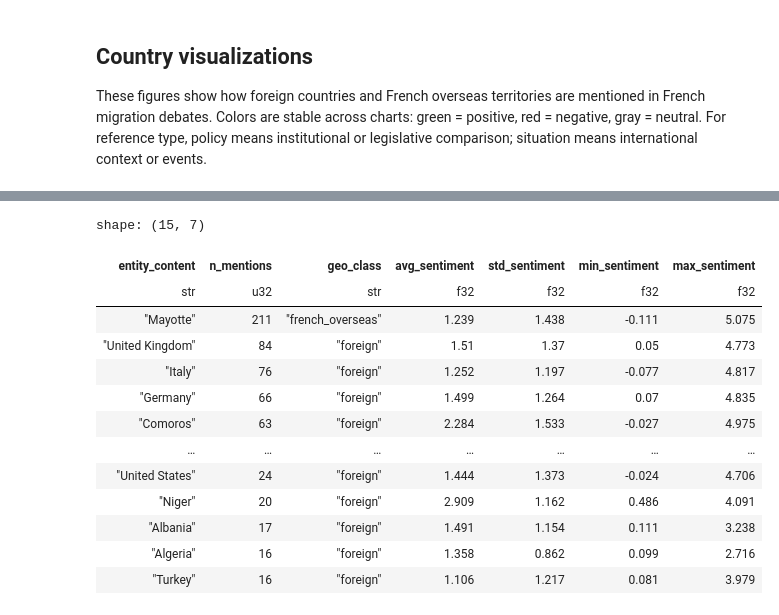
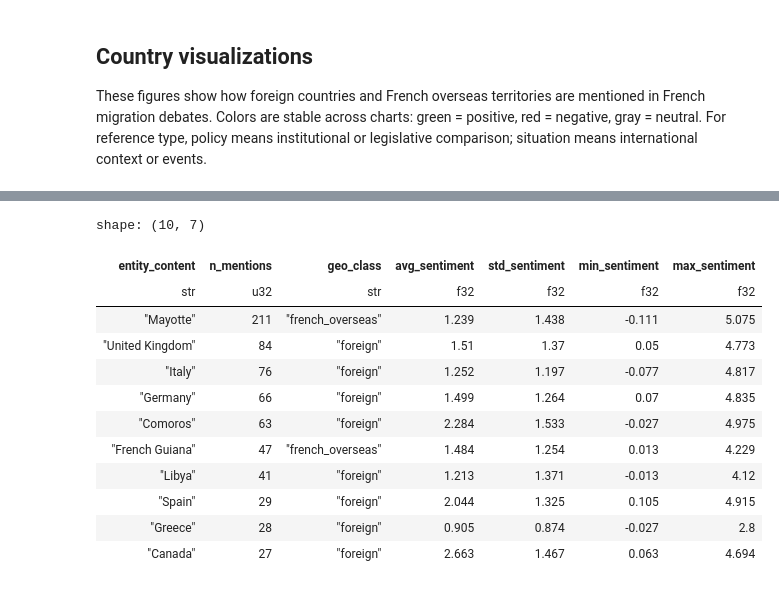
Before and after one commit to yavlenieraket/parliments_migration, a Jupyter notebook: src/migration-experiments21/parlaments-beyond-borders/notebooks/01_fra_2018_pilot.ipynb, the cells around one changed output, grey strips where cells are left out. Drawn from its saved outputs; the diff is of its cells as text; code cells hidden in the pictures.

```diff
--- a/src/migration-experiments21/parlaments-beyond-borders/notebooks/01_fra_2018_pilot.ipynb
+++ b/src/migration-experiments21/parlaments-beyond-borders/notebooks/01_fra_2018_pilot.ipynb
@@ -288,20 +280,19 @@ reference_heatmap: /Users/ekaterina.iakovleva/Desktop/parlianets/src/migration-e
 # %%
-# Explanation: This compact table is useful beside the figures in slides or notes.
-# Explanation: It shows total mentions and average sentiment by mentioned entity.
-country_visual_summary = inspect.show_top_countries(annotated, top_n=15, min_mentions=5)
+# Explanation: Compact top-10 table for slides or notes.
+# Explanation: The full displayed distribution above uses the >=50 mention threshold.
+country_visual_summary = inspect.show_top_countries(annotated, top_n=10, min_mentions=5)
 country_visual_summary
 # %% [output]
-shape: (15, 7)
+shape: (10, 7)
 | entity_content | n_mentions | geo_class | avg_sentiment | std_sentiment | min_sentiment | max_sentiment |
 | str | u32 | str | f32 | f32 | f32 | f32 |
 | "Mayotte" | 211 | "french_overseas" | 1.239 | 1.438 | -0.111 | 5.075 |
 | "United Kingdom" | 84 | "foreign" | 1.51 | 1.37 | 0.05 | 4.773 |
 | "Italy" | 76 | "foreign" | 1.252 | 1.197 | -0.077 | 4.817 |
 | "Germany" | 66 | "foreign" | 1.499 | 1.264 | 0.07 | 4.835 |
 | "Comoros" | 63 | "foreign" | 2.284 | 1.533 | -0.027 | 4.975 |
-| … | … | … | … | … | … | … |
-| "United States" | 24 | "foreign" | 1.444 | 1.373 | -0.024 | 4.706 |
-| "Niger" | 20 | "foreign" | 2.909 | 1.162 | 0.486 | 4.091 |
-| "Albania" | 17 | "foreign" | 1.491 | 1.154 | 0.111 | 3.238 |
-| "Algeria" | 16 | "foreign" | 1.358 | 0.862 | 0.099 | 2.716 |
-| "Turkey" | 16 | "foreign" | 1.106 | 1.217 | 0.081 | 3.979 |
+| "French Guiana" | 47 | "french_overseas" | 1.484 | 1.254 | 0.013 | 4.229 |
+| "Libya" | 41 | "foreign" | 1.213 | 1.371 | -0.013 | 4.12 |
+| "Spain" | 29 | "foreign" | 2.044 | 1.325 | 0.105 | 4.915 |
+| "Greece" | 28 | "foreign" | 0.905 | 0.874 | -0.027 | 2.8 |
+| "Canada" | 27 | "foreign" | 2.663 | 1.467 | 0.063 | 4.694 |
```
Also changed, not shown: parts of 8 cells of this notebook, 2 other files.
